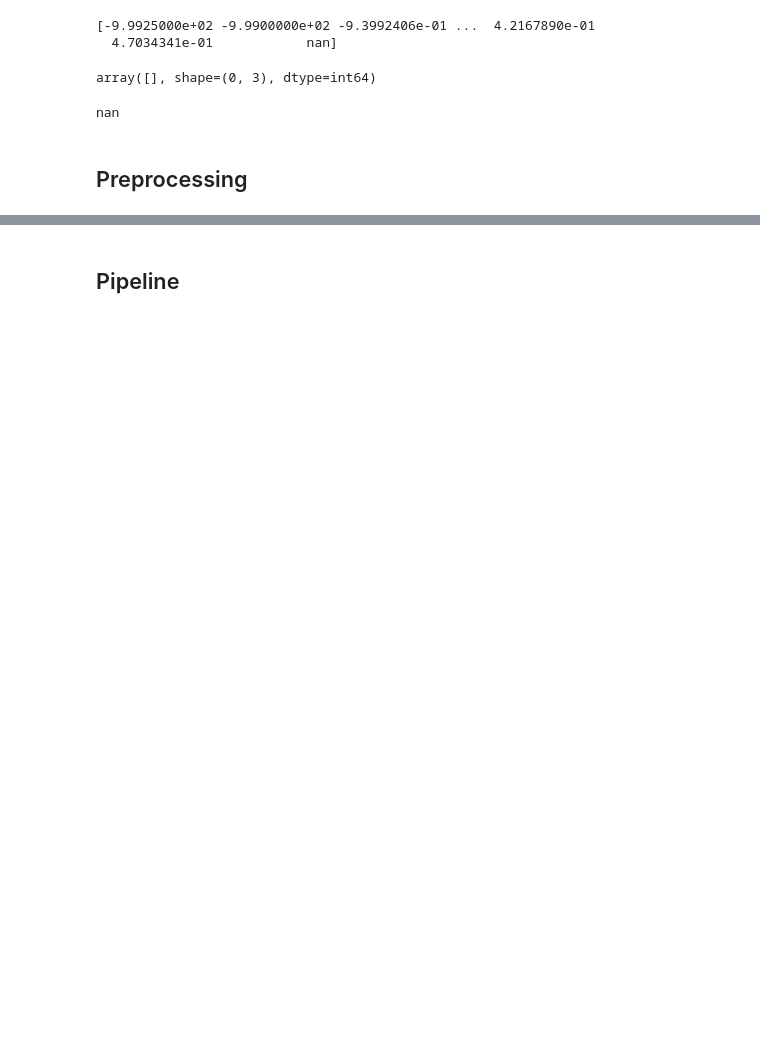
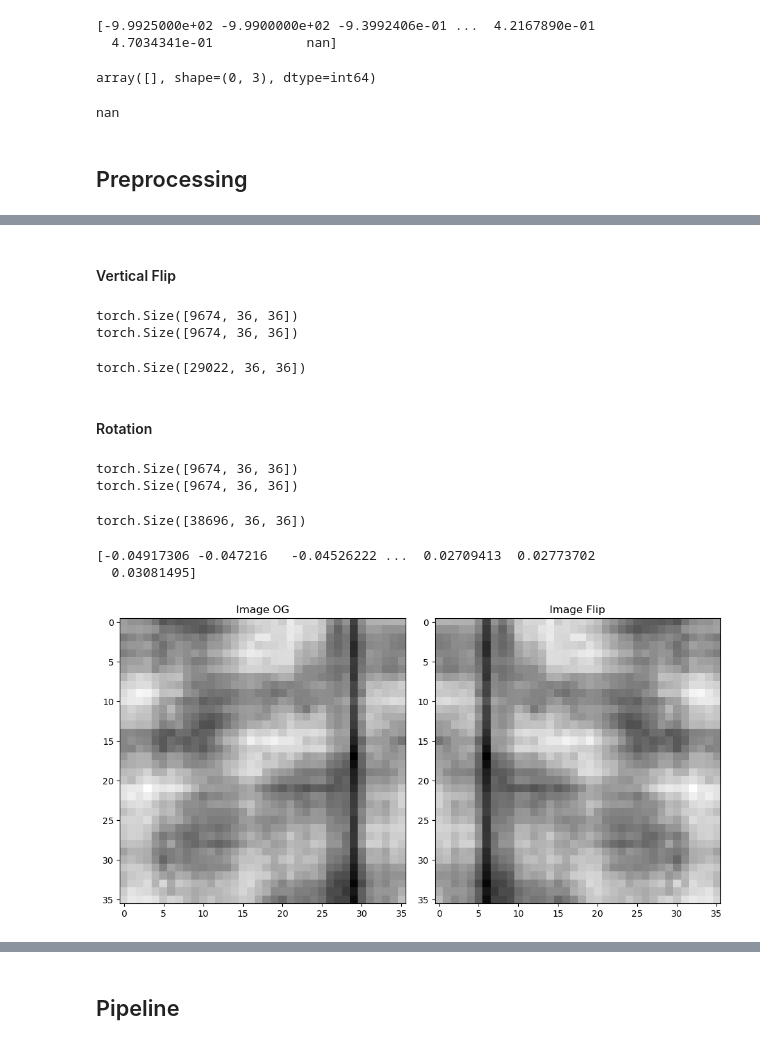
Before and after one commit to AndrejPer/CorrSeg, a Jupyter notebook: script.ipynb, the cells around one changed output, grey strips where cells are left out. Saved outputs shown, nothing was run; the diff lists cells and outputs as text; code cells hidden in the pictures; blank space fills up the shorter version.

```diff
--- a/script.ipynb
+++ b/script.ipynb
@@ -100,0 +105,16 @@ print(x[32, 30])
+# %%
+def plot_two_images(x1, x2):
+
+    _, axes = plt.subplots(1, 2, figsize=(10, 5))
+
+    print(np.unique(x1))
+
+    axes[0].imshow(x1, cmap='gray')
+    axes[0].set_title('Image OG')
+    axes[0].set_aspect('equal')
+
+    axes[1].imshow(x2, cmap='gray')
+    axes[1].set_title('Image Flip')
+    axes[0].set_aspect('equal')
+
+    plt.tight_layout()
@@ -124,0 +154,3 @@ for i, image in enumerate(images_array_imp):
+# %%
+labels = y_train.reindex(image_names)
+flip_amount = len(labels) # 4000
@@ -124,0 +180,53 @@ for i, image in enumerate(images_array_imp):
+# %% [markdown]
+#### Vertical Flip
+# %%
+transform = v2.Compose([
+    v2.RandomVerticalFlip(p=1),
+])
+flip_amount = len(labels) # 4000
+out_img = transform(in_img).to(mps_device)
+out_labels = transform(in_labels).to(mps_device)
+
+print(out_img.shape)
+print(out_labels.shape)
+
+img_aug = torch.concat([img_aug, out_img], 0)
+labels_aug = torch.concat([labels_aug, out_labels], 0)
+
+img_aug.shape
+labels_aug.shape
+# %% [output]
+torch.Size([9674, 36, 36])
+torch.Size([9674, 36, 36])
+torch.Size([29022, 36, 36])
+# %% [markdown]
+#### Rotation
+# %%
+transform = v2.Compose([
+    v2.RandomRotation(degrees=90),
+])
+flip_amount = len(labels) # 4000
+out_img = transform(in_img).to()
+out_labels = transform(in_labels).to()
+
+print(out_img.shape)
+print(out_labels.shape)
+
+img_aug = torch.concat([img_aug, out_img], 0)
+labels_aug = torch.concat([labels_aug, out_labels], 0)
+
+img_aug.shape
+labels_aug.shape
+# %% [output]
+torch.Size([9674, 36, 36])
+torch.Size([9674, 36, 36])
+torch.Size([38696, 36, 36])
+# %%
+in_img[0]
+id = 486
+
+plot_two_images(in_img[id].cpu(), out_img[id].cpu())
+# %% [output]
+[-0.04917306 -0.047216   -0.04526222 ...  0.02709413  0.02773702
+  0.03081495]
+[figure, added]
```
Also changed, not shown: parts of 34 cells of this notebook, 1 other file.
